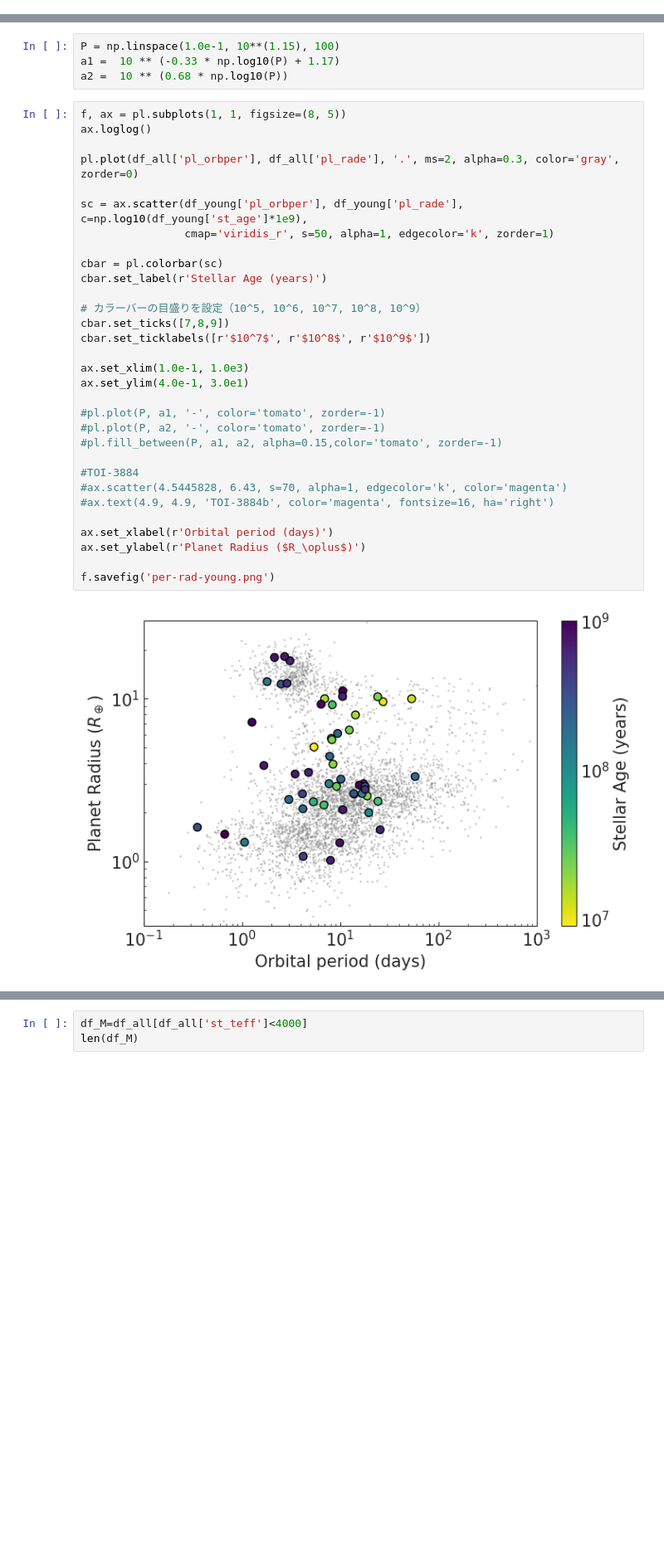
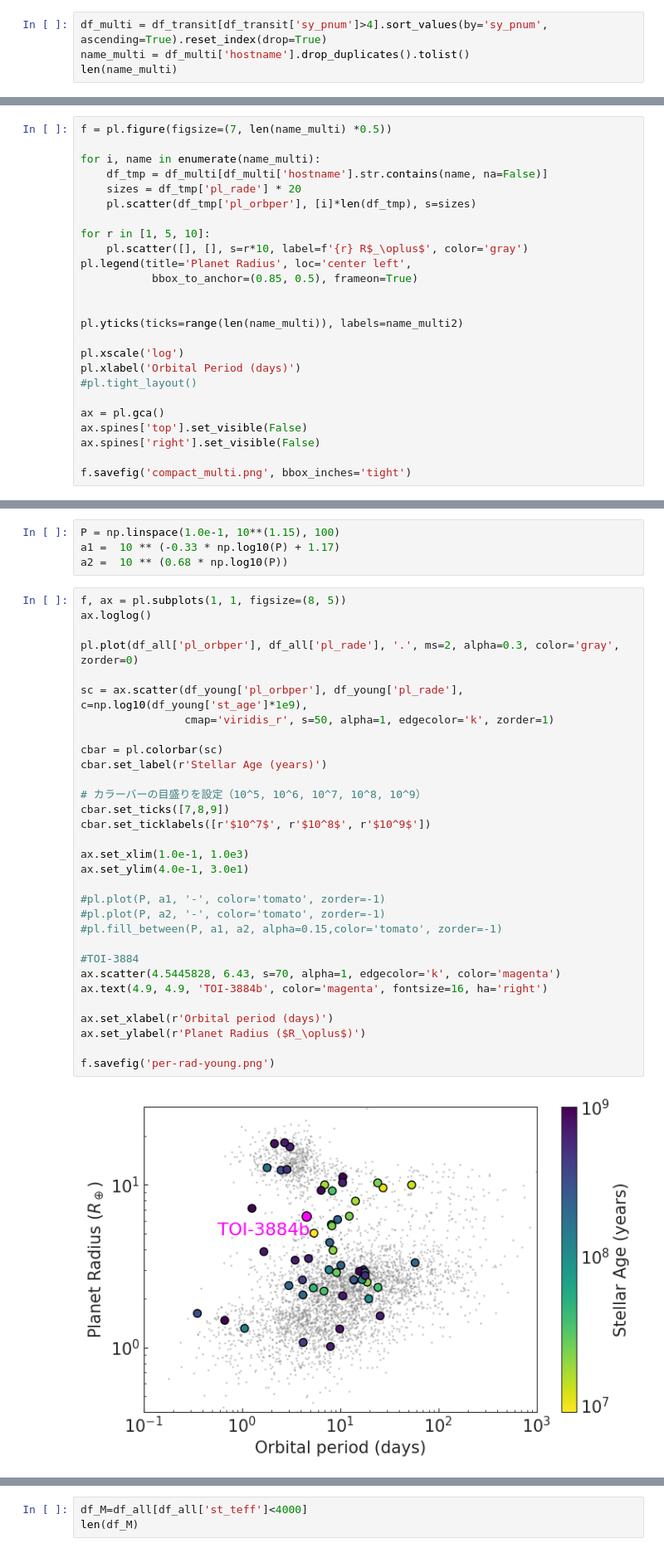
Before and after one commit to Mayuko-Mori/Plot_exoplanets, a Jupyter notebook: statistical_plots.ipynb, the cells around one changed output, grey strips where cells are left out. Shown at 83% size. Cells and saved outputs as stored; diff of their text form; blank space fills up the shorter version.

Commit message:
made some figures for textbook

```diff
--- a/statistical_plots.ipynb
+++ b/statistical_plots.ipynb
@@ -49,3 +47,7 @@ Index(['rowid', 'pl_name', 'hostname', 'pl_letter', 'hd_name', 'hip_name',
        'rowupdate', 'pl_pubdate', 'releasedate', 'pl_nnotes', 'st_nphot',
        'st_nrvc', 'st_nspec', 'pl_nespec', 'pl_ntranspec', 'pl_ndispec'],
       dtype='object', length=288)
+# %%
+df_multi = df_transit[df_transit['sy_pnum']>4].sort_values(by='sy_pnum', ascending=True).reset_index(drop=True)
+name_multi = df_multi['hostname'].drop_duplicates().tolist()
+len(name_multi)
@@ -51,0 +72,25 @@ Index(['rowid', 'pl_name', 'hostname', 'pl_letter', 'hd_name', 'hip_name',
+# %%
+f = pl.figure(figsize=(7, len(name_multi) *0.5))
+
+for i, name in enumerate(name_multi):
+    df_tmp = df_multi[df_multi['hostname'].str.contains(name, na=False)]
+    sizes = df_tmp['pl_rade'] * 20
+    pl.scatter(df_tmp['pl_orbper'], [i]*len(df_tmp), s=sizes)
+
+for r in [1, 5, 10]:
+    pl.scatter([], [], s=r*10, label=f'{r} R$_\oplus$', color='gray')
+pl.legend(title='Planet Radius', loc='center left',
+           bbox_to_anchor=(0.85, 0.5), frameon=True)
+
+
+pl.yticks(ticks=range(len(name_multi)), labels=name_multi2)
+
+pl.xscale('log')
+pl.xlabel('Orbital Period (days)')
+#pl.tight_layout()
+
+ax = pl.gca()
+ax.spines['top'].set_visible(False)
+ax.spines['right'].set_visible(False)
+
+f.savefig('compact_multi.png', bbox_inches='tight')
@@ -123,36 +337,36 @@ a2 =  10 ** (0.68 * np.log10(P))
 # %%
 f, ax = pl.subplots(1, 1, figsize=(8, 5))
 ax.loglog()
 
 pl.plot(df_all['pl_orbper'], df_all['pl_rade'], '.', ms=2, alpha=0.3, color='gray', zorder=0)
 
 sc = ax.scatter(df_young['pl_orbper'], df_young['pl_rade'], c=np.log10(df_young['st_age']*1e9),
                 cmap='viridis_r', s=50, alpha=1, edgecolor='k', zorder=1)
 
 cbar = pl.colorbar(sc)
 cbar.set_label(r'Stellar Age (years)')
 
 # カラーバーの目盛りを設定（10^5, 10^6, 10^7, 10^8, 10^9）
 cbar.set_ticks([7,8,9])
 cbar.set_ticklabels([r'$10^7$', r'$10^8$', r'$10^9$'])
 
 ax.set_xlim(1.0e-1, 1.0e3)
 ax.set_ylim(4.0e-1, 3.0e1)
 
 #pl.plot(P, a1, '-', color='tomato', zorder=-1)
 #pl.plot(P, a2, '-', color='tomato', zorder=-1)
 #pl.fill_between(P, a1, a2, alpha=0.15,color='tomato', zorder=-1)
 
 #TOI-3884
-#ax.scatter(4.5445828, 6.43, s=70, alpha=1, edgecolor='k', color='magenta')
-#ax.text(4.9, 4.9, 'TOI-3884b', color='magenta', fontsize=16, ha='right')
+ax.scatter(4.5445828, 6.43, s=70, alpha=1, edgecolor='k', color='magenta')
+ax.text(4.9, 4.9, 'TOI-3884b', color='magenta', fontsize=16, ha='right')
 
 ax.set_xlabel(r'Orbital period (days)')
 ax.set_ylabel(r'Planet Radius ($R_\oplus$)')
 
 f.savefig('per-rad-young.png')
 # %% [output]
-[figure, old version]
+[figure, new version]
 # %%
 f,ax = pl.subplots(1,1,figsize=(8,8))
 ax.loglog()
```
Also changed, not shown: parts of 19 cells of this notebook, 11 other files.
